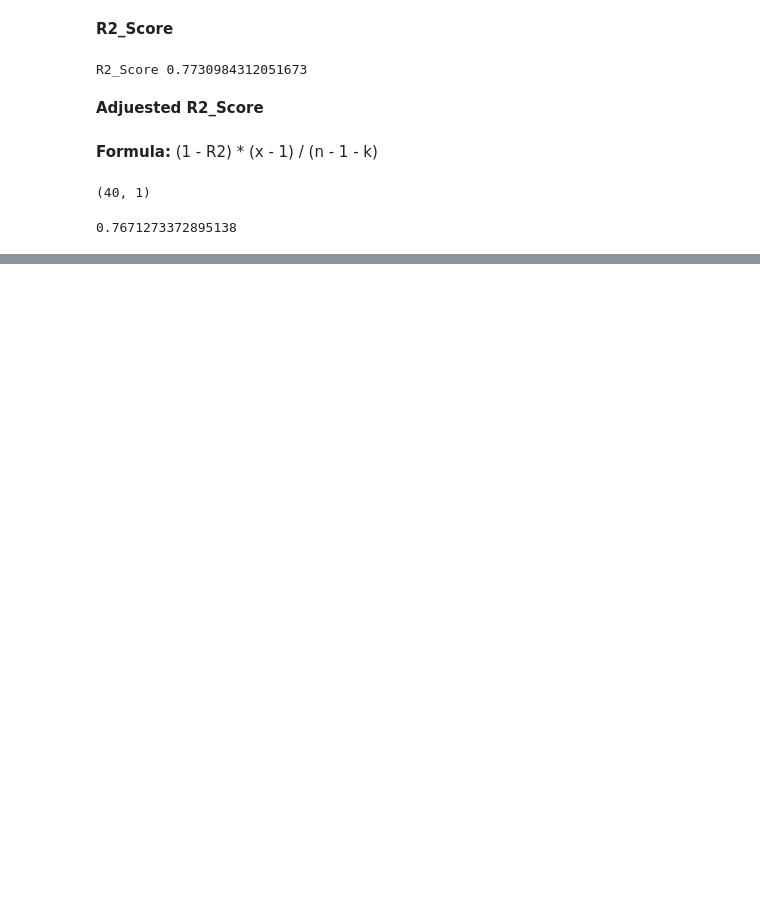
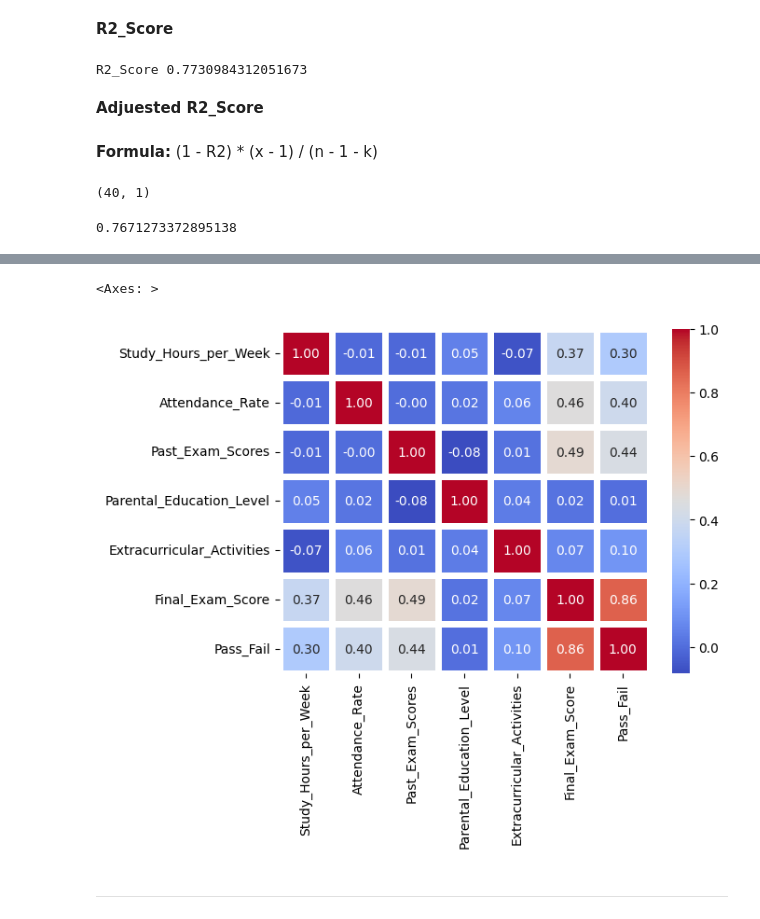
Before and after one commit to zain4cs/Linear-Model-and-Loss-Functions, a Jupyter notebook: Linear_concept.ipynb, the cells around one changed output, grey strips where cells are left out. Saved outputs shown, nothing was run; the diff lists cells and outputs as text; code cells hidden in the pictures; blank space fills up the shorter version.

```diff
--- a/Linear_concept.ipynb
+++ b/Linear_concept.ipynb
@@ -399,0 +417,11 @@ x_test.shape
+# %%
+encode = {
+    'Pass': 1,
+    'Fail': 0
+}
+
+
+df['Pass_Fail'] = df['Pass_Fail'].map(encode)
+df['Gender'] = df['Gender'].map({'Male':1, 'Female':0})
+df['Internet_Access_at_Home'] = df['Internet_Access_at_Home'].map({'Yes': 1, 'No':0})
+df['Extracurricular_Activities'] = df['Extracurricular_Activities'].map({'Yes':1, 'No':0})
@@ -399,0 +430,5 @@ x_test.shape
+# %%
+from sklearn.preprocessing import OrdinalEncoder
+
+encoder = OrdinalEncoder(categories=[['High School','Bachelors','Masters','PhD']])
+df['Parental_Education_Level'] = encoder.fit_transform(df[['Parental_Education_Level']])
@@ -399,0 +502,8 @@ x_test.shape
+# %%
+columns_convert = ['Gender', 'Attendance_Rate', 'Parental_Education_Level',
+       'Internet_Access_at_Home', 'Pass_Fail']
+
+for col in columns_convert:
+  df[col].fillna(0, inplace=True)
+
+  df[col] = df[col].round(0).astype('int')
@@ -399,0 +528,5 @@ x_test.shape
+# %%
+corrrelation = df[[ 'Study_Hours_per_Week', 'Attendance_Rate',
+       'Past_Exam_Scores', 'Parental_Education_Level',
+      'Extracurricular_Activities',
+       'Final_Exam_Score', 'Pass_Fail']].corr()
@@ -399,0 +535,7 @@ x_test.shape
+# %%
+sns.heatmap(corrrelation, annot=True, cmap='coolwarm', fmt='.2f', linewidths=5, cbar=True)
+# %% [output]
+<Axes: >
+[figure, added]
+# %% [markdown]
+___________________
```
Also changed, not shown: parts of 43 cells of this notebook.
